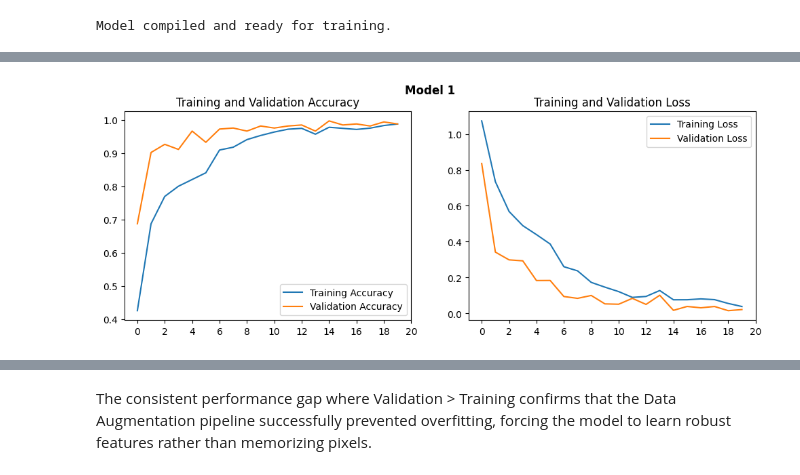
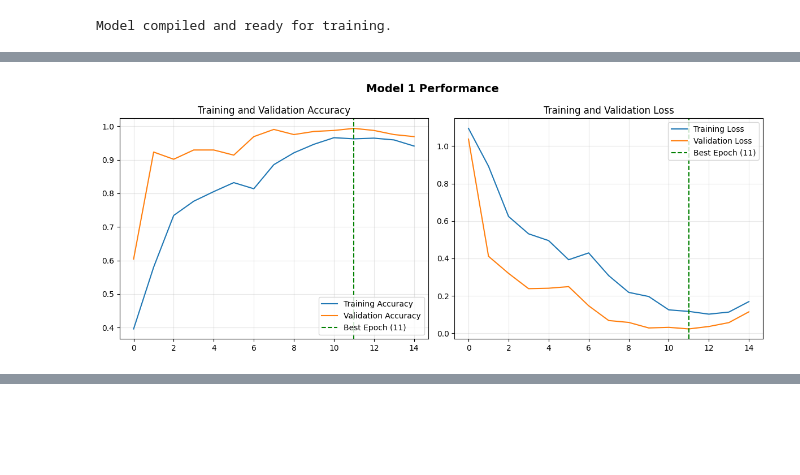
Before and after one commit to paolominini/rps-cnn-classifier, a Jupyter notebook: notebooks/03_first_model.ipynb, the cells around one changed output, grey strips where cells are left out. Cells and saved outputs as stored; diff of their text form; code cells hidden in the pictures; blank space fills up the shorter version.

Commit message:
I think I finished model 1
added the last corrections and mistakes images

```diff
--- a/notebooks/03_first_model.ipynb
+++ b/notebooks/03_first_model.ipynb
@@ -131,10 +132,10 @@ This is a standard 4-Layer Convolutional Network.
 - Dense(512): This is the "Classifier." After the visual features are extracted, these 512 neurons act like a committee that votes on what those features mean.
 - Dense(3, activation='softmax'): This is the final output. It must be 3 because we have 3 classes. Softmax turns the raw math scores into probabilities (e.g., "90% Rock, 5% Paper, 5% Scissors").
 # %%
-# EarlyStopping: Stop if the model stops improving for 5 epochs (prevents wasting time)
+# EarlyStopping: Stop if the model stops improving for 3 epochs (prevents wasting time)
 early_stopping = EarlyStopping(
     monitor='val_loss',
-    patience=5,
+    patience=3,
     restore_best_weights=True,
     verbose=1
 )
@@ -191,37 +192,51 @@ Restoring model weights from the end of the best epoch: 19.
 Training Complete!
 # %%
 # 6. PLOT RESULTS OF TRAINING AND VALIDATION ACCURACY
+import matplotlib.pyplot as plt
+
+# extract data
 acc = history.history['accuracy']
 val_acc = history.history['val_accuracy']
 loss = history.history['loss']
 val_loss = history.history['val_loss']
-
 epochs_range = range(len(acc))
 
-plt.figure(figsize=(12, 4))
+# find best epoch for better representation
+best_epoch = val_loss.index(min(val_loss))
 
-# Graph 1: Accuracy (Higher is better)
+# actual plot
+plt.figure(figsize=(12, 5))
+
+# - accuracy
 plt.subplot(1, 2, 1)
 plt.plot(epochs_range, acc, label='Training Accuracy')
 plt.plot(epochs_range, val_acc, label='Validation Accuracy')
-plt.xticks(range(0, len(epochs_range) + 1, 2))
+# Add vertical line at best epoch
+plt.axvline(x=best_epoch, color='green', linestyle='--', label=f'Best Epoch ({best_epoch})')
+
 plt.legend(loc='lower right')
-plt.suptitle('Model 1', fontweight='bold')
 plt.title('Training and Validation Accuracy')
+plt.grid(True, alpha=0.3) # Added grid for readability
 
-# Graph 2: Loss (Lower is better)
+# - loss
 plt.subplot(1, 2, 2)
 plt.plot(epochs_range, loss, label='Training Loss')
 plt.plot(epochs_range, val_loss, label='Validation Loss')
-plt.xticks(range(0, len(epochs_range) + 1, 2))
+# Add vertical line at best epoch
+plt.axvline(x=best_epoch, color='green', linestyle='--', label=f'Best Epoch ({best_epoch})')
+
 plt.legend(loc='upper right')
 plt.title('Training and Validation Loss')
+plt.grid(True, alpha=0.3)
 
-# 3. SAVE TO FILE
-# save_path = os.path.abspath('../reports/figures/training_history_1.png')
-# plt.savefig(save_path)
-# plt.show()
+plt.suptitle('Model 1 Performance', fontweight='bold', fontsize=14)
+plt.tight_layout()
 
-# print(f"Graph saved to: {save_path}")
+# Save and Show
+save_path = os.path.abspath('../reports/figures/training_history_1.png')
+# plt.savefig(save_path) # Uncomment to save
+plt.show()
+
+print(f"Best model was restored from Epoch {best_epoch} (Lowest Val Loss: {min(val_loss):.4f})")
 # %% [output]
-[figure, old version]
+[figure, new version]
@@ -229,2 +243,0 @@ Graph saved to: /Users/paolominini/Projects/rps-cnn-classifier/reports/figures/t
-# %% [markdown]
-The consistent performance gap where Validation > Training confirms that the Data Augmentation pipeline successfully prevented overfitting, forcing the model to learn robust features rather than memorizing pixels.
```
Also changed, not shown: parts of 6 cells of this notebook.
